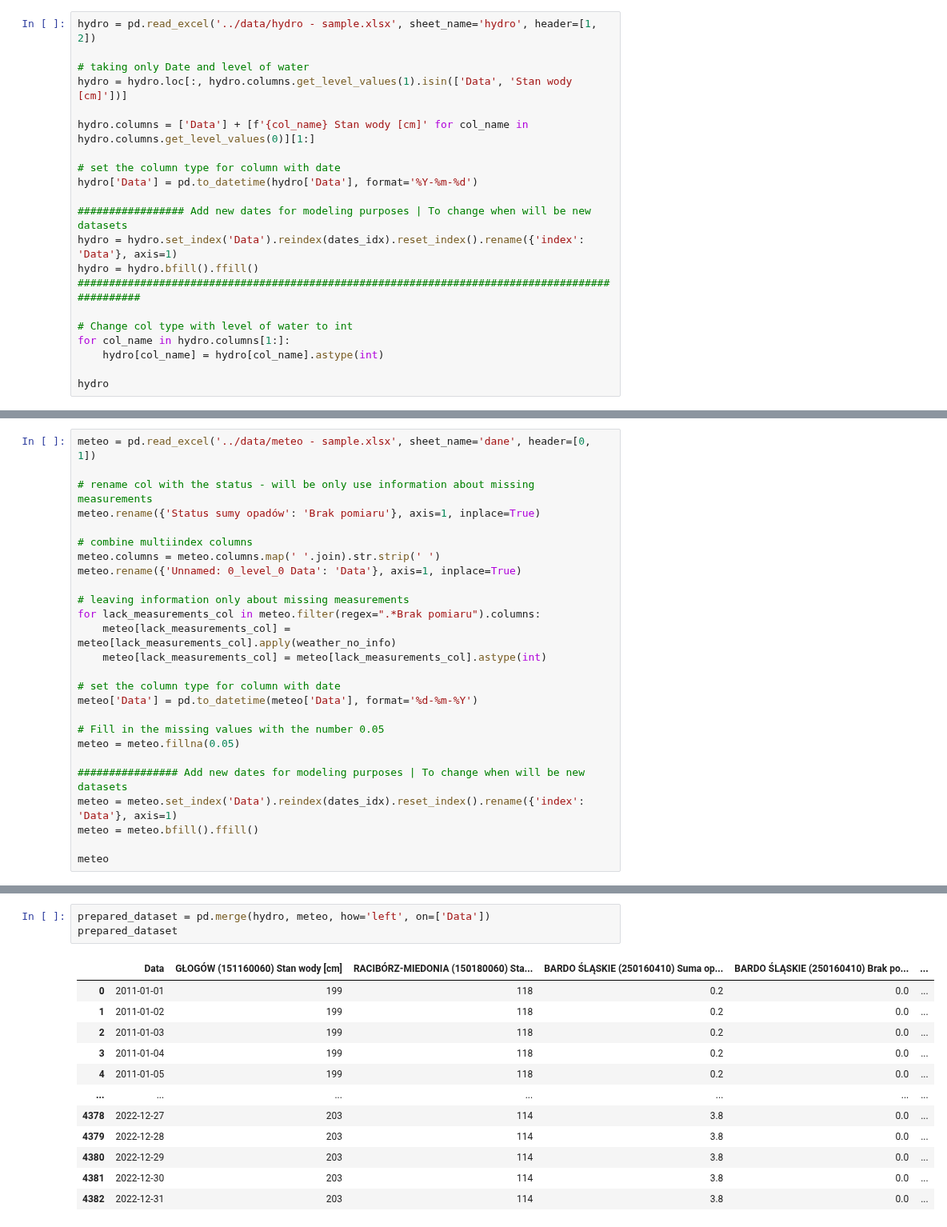
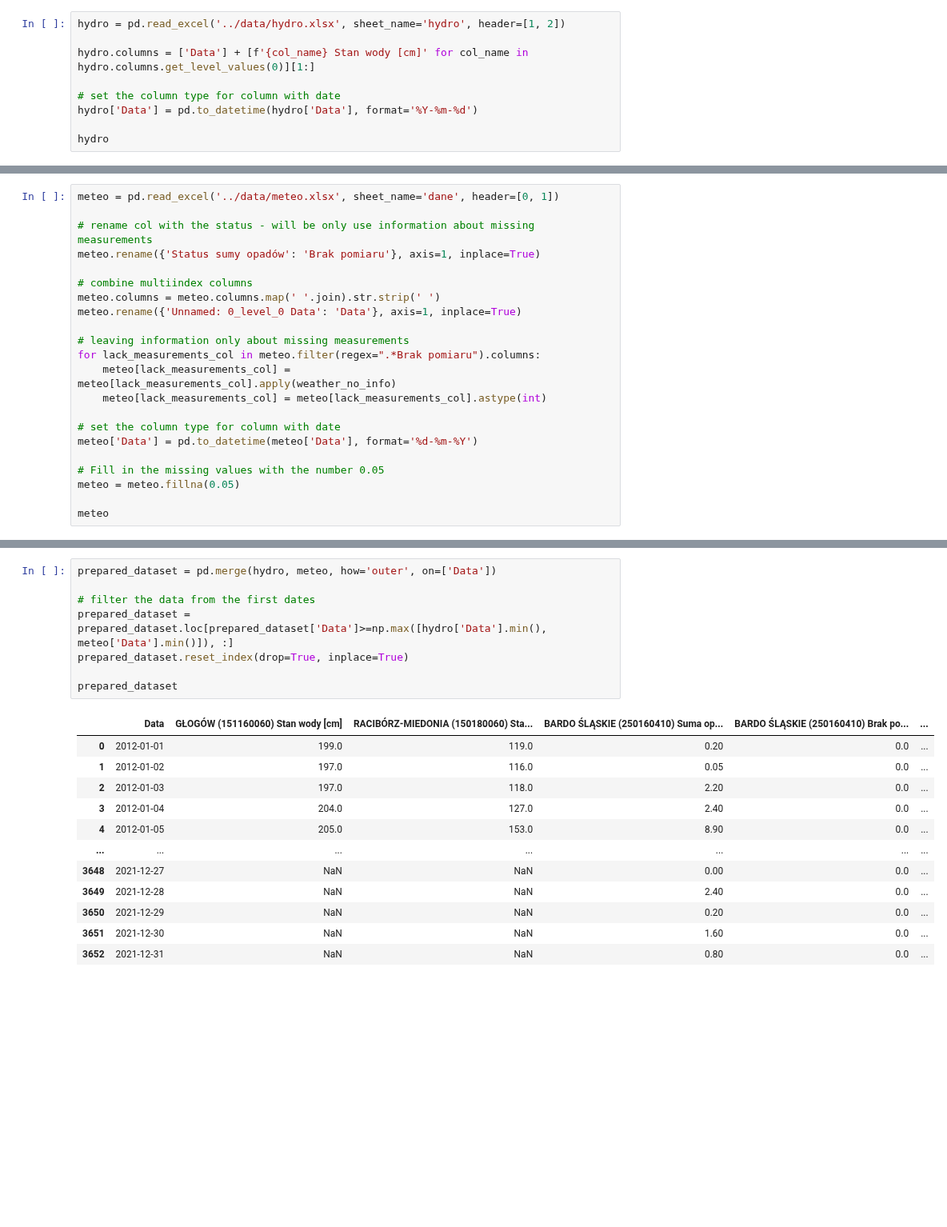
Before and after one commit to it4datascience/CuValley-Batmaja, a Jupyter notebook: src/data_prep.ipynb, the cells around one changed output, grey strips where cells are left out. Shown at 80% size. Saved outputs shown, nothing was run; the diff lists cells and outputs as text; blank space fills up the shorter version.

Commit message:
Updated data prep by original data

```diff
--- a/src/data_prep.ipynb
+++ b/src/data_prep.ipynb
@@ -17,25 +40,13 @@ def weather_no_info(x):
 # %% [markdown]
 ## 2.1 Hydro
 # %%
-hydro = pd.read_excel('../data/hydro - sample.xlsx', sheet_name='hydro', header=[1, 2])
-
-# taking only Date and level of water
-hydro = hydro.loc[:, hydro.columns.get_level_values(1).isin(['Data', 'Stan wody [cm]'])]
+hydro = pd.read_excel('../data/hydro.xlsx', sheet_name='hydro', header=[1, 2])
 
 hydro.columns = ['Data'] + [f'{col_name} Stan wody [cm]' for col_name in hydro.columns.get_level_values(0)][1:]
 
 # set the column type for column with date
 hydro['Data'] = pd.to_datetime(hydro['Data'], format='%Y-%m-%d')
 
-################# Add new dates for modeling purposes | To change when will be new datasets
-hydro = hydro.set_index('Data').reindex(dates_idx).reset_index().rename({'index': 'Data'}, axis=1)
-hydro = hydro.bfill().ffill()
-###############################################################################################
-
-# Change col type with level of water to int
-for col_name in hydro.columns[1:]:
-    hydro[col_name] = hydro[col_name].astype(int)
-
 hydro
 # %% [output]
 |  | Data | GŁOGÓW (151160060) Stan wody [cm] | RACIBÓRZ-MIEDONIA (150180060) Sta... |
@@ -54,7 +78,7 @@ hydro
 # %% [markdown]
 ## 2.2 Meteo
 # %%
-meteo = pd.read_excel('../data/meteo - sample.xlsx', sheet_name='dane', header=[0, 1])
+meteo = pd.read_excel('../data/meteo.xlsx', sheet_name='dane', header=[0, 1])
 
 # rename col with the status - will be only use information about missing measurements
 meteo.rename({'Status sumy opadów': 'Brak pomiaru'}, axis=1, inplace=True)
@@ -74,10 +98,6 @@ meteo['Data'] = pd.to_datetime(meteo['Data'], format='%d-%m-%Y')
 # Fill in the missing values with the number 0.05
 meteo = meteo.fillna(0.05)
 
-################ Add new dates for modeling purposes | To change when will be new datasets
-meteo = meteo.set_index('Data').reindex(dates_idx).reset_index().rename({'index': 'Data'}, axis=1)
-meteo = meteo.bfill().ffill()
-
 meteo
 # %% [output]
 |  | Data | BARDO ŚLĄSKIE (250160410) Suma op... | BARDO ŚLĄSKIE (250160410) Brak po... | BIERUTÓW (251170270) Suma opadów ... | BIERUTÓW (251170270) Brak pomiaru | ... |
@@ -96,18 +116,23 @@ meteo
 # %% [markdown]
 # 3. Data Preprocessing
 # %%
-prepared_dataset = pd.merge(hydro, meteo, how='left', on=['Data'])
+prepared_dataset = pd.merge(hydro, meteo, how='outer', on=['Data'])
+
+# filter the data from the first dates
+prepared_dataset = prepared_dataset.loc[prepared_dataset['Data']>=np.max([hydro['Data'].min(), meteo['Data'].min()]), :]
+prepared_dataset.reset_index(drop=True, inplace=True)
+
 prepared_dataset
 # %% [output]
 |  | Data | GŁOGÓW (151160060) Stan wody [cm] | RACIBÓRZ-MIEDONIA (150180060) Sta... | BARDO ŚLĄSKIE (250160410) Suma op... | BARDO ŚLĄSKIE (250160410) Brak po... | ... |
-| 0 | 2011-01-01 | 199 | 118 | 0.2 | 0.0 | ... |
-| 1 | 2011-01-02 | 199 | 118 | 0.2 | 0.0 | ... |
-| 2 | 2011-01-03 | 199 | 118 | 0.2 | 0.0 | ... |
-| 3 | 2011-01-04 | 199 | 118 | 0.2 | 0.0 | ... |
-| 4 | 2011-01-05 | 199 | 118 | 0.2 | 0.0 | ... |
+| 0 | 2012-01-01 | 199.0 | 119.0 | 0.20 | 0.0 | ... |
+| 1 | 2012-01-02 | 197.0 | 116.0 | 0.05 | 0.0 | ... |
+| 2 | 2012-01-03 | 197.0 | 118.0 | 2.20 | 0.0 | ... |
+| 3 | 2012-01-04 | 204.0 | 127.0 | 2.40 | 0.0 | ... |
+| 4 | 2012-01-05 | 205.0 | 153.0 | 8.90 | 0.0 | ... |
 | ... | ... | ... | ... | ... | ... | ... |
-| 4378 | 2022-12-27 | 203 | 114 | 3.8 | 0.0 | ... |
-| 4379 | 2022-12-28 | 203 | 114 | 3.8 | 0.0 | ... |
-| 4380 | 2022-12-29 | 203 | 114 | 3.8 | 0.0 | ... |
-| 4381 | 2022-12-30 | 203 | 114 | 3.8 | 0.0 | ... |
-| 4382 | 2022-12-31 | 203 | 114 | 3.8 | 0.0 | ... |
+| 3648 | 2021-12-27 | NaN | NaN | 0.00 | 0.0 | ... |
+| 3649 | 2021-12-28 | NaN | NaN | 2.40 | 0.0 | ... |
+| 3650 | 2021-12-29 | NaN | NaN | 0.20 | 0.0 | ... |
+| 3651 | 2021-12-30 | NaN | NaN | 1.60 | 0.0 | ... |
+| 3652 | 2021-12-31 | NaN | NaN | 0.80 | 0.0 | ... |
```
Also changed, not shown: parts of 11 cells of this notebook, 2 other files.
